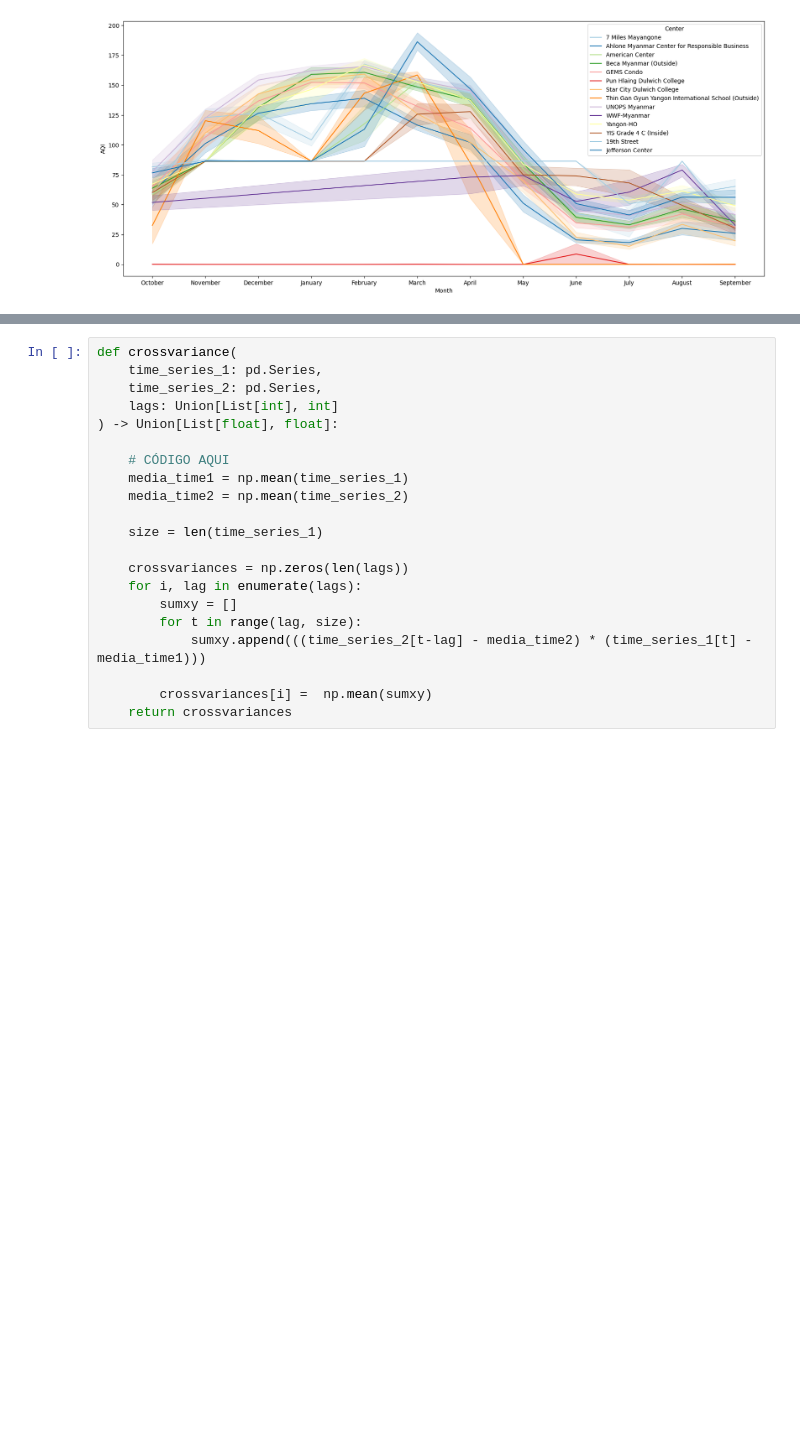
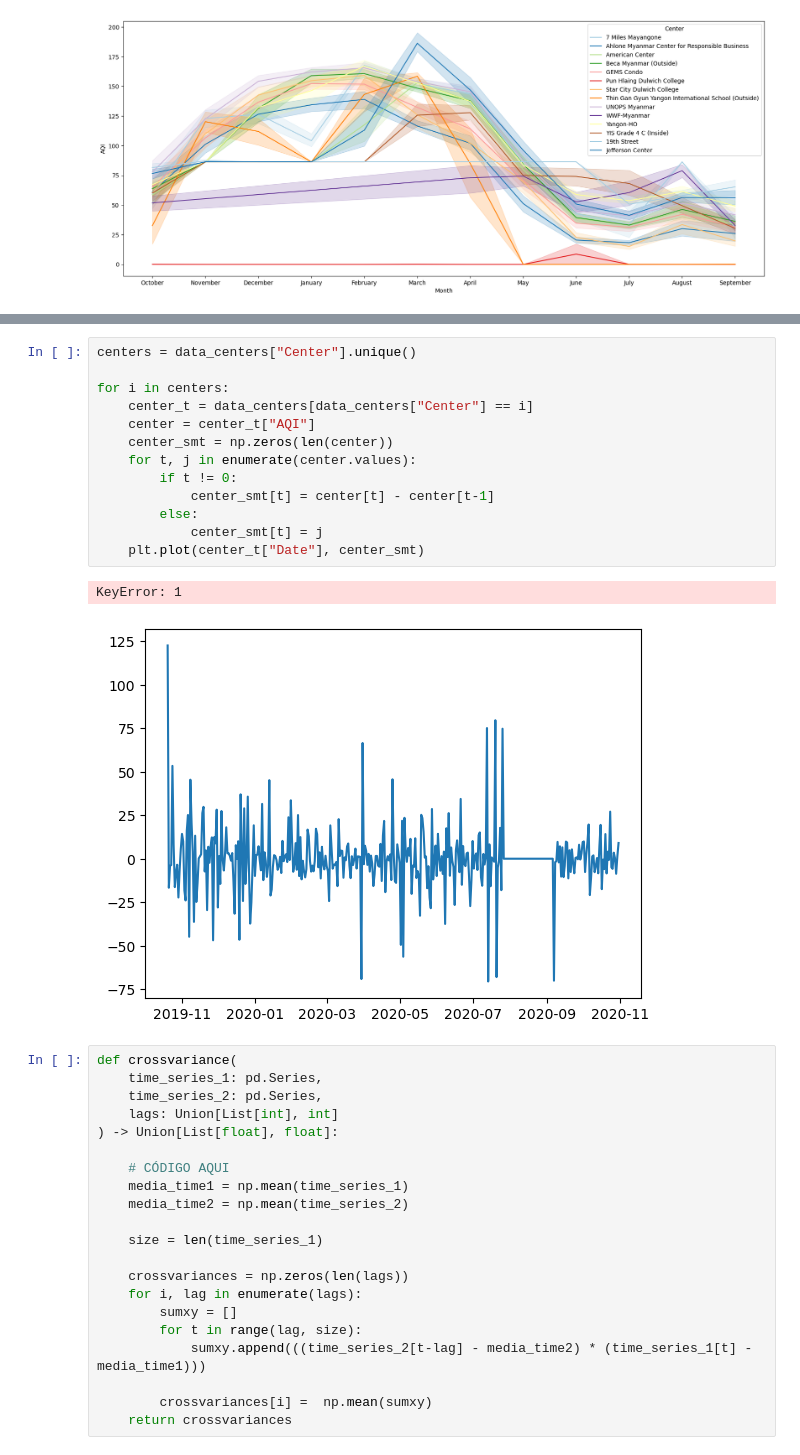
Before and after one commit to V-ivan11/Time-series, a Jupyter notebook: Tareas/4 - EDA en Series de Tiempo.ipynb, the cells around one changed output, grey strips where cells are left out. Saved outputs shown, nothing was run; the diff lists cells and outputs as text; blank space fills up the shorter version.

```diff
--- a/Tareas/4 - EDA en Series de Tiempo.ipynb
+++ b/Tareas/4 - EDA en Series de Tiempo.ipynb
@@ -113,3 +183,19 @@ sns.lineplot(x="week", y="AQI", hue="Season", data=features, palette="rocket")
+# %%
+centers = data_centers["Center"].unique()
+
+for i in centers:
+    center_t = data_centers[data_centers["Center"] == i]
+    center = center_t["AQI"]
+    center_smt = np.zeros(len(center))
+    for t, j in enumerate(center.values):
+        if t != 0:
+            center_smt[t] = center[t] - center[t-1]
+        else:
+            center_smt[t] = j
+    plt.plot(center_t["Date"], center_smt)
+# %% [output]
+KeyError: 1
+[figure, added]
 # %%
 def crossvariance(
     time_series_1: pd.Series,
```
Also changed, not shown: parts of 11 cells of this notebook, 1 other file.
